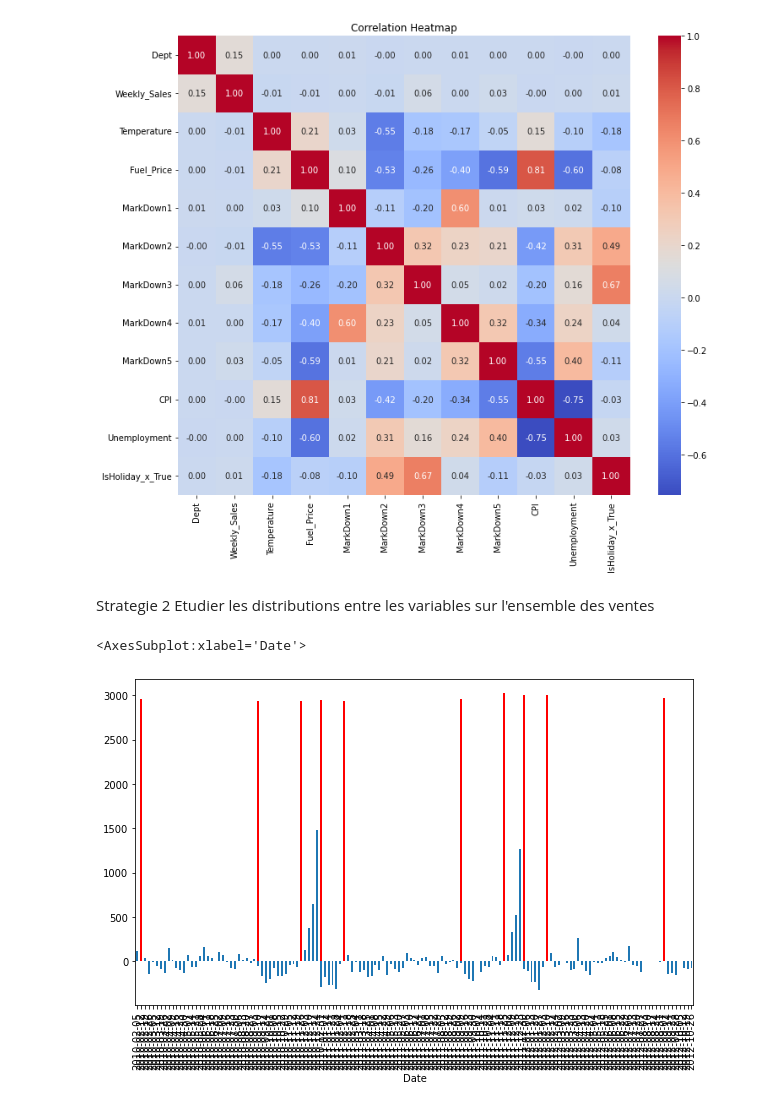
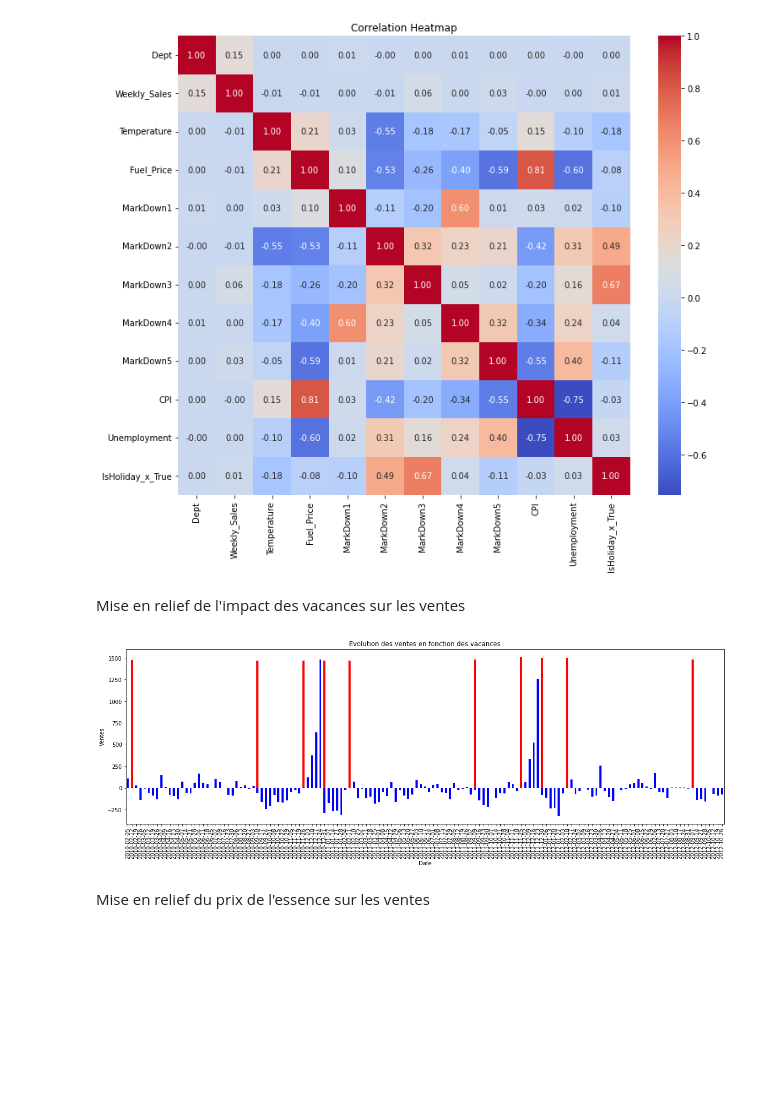
Before and after one commit to victger/walmart-prediction, a Jupyter notebook: script.ipynb, the cells around one changed output. Drawn from its saved outputs; the diff is of its cells as text; code cells hidden in the pictures; blank space fills up the shorter version.

```diff
--- a/script.ipynb
+++ b/script.ipynb
@@ -17,8 +18,12 @@ pd.set_option("display.precision", 3)
 # Left join pour ajouter la table des features et des stores
 X = pd.merge(pd.merge(train, features, on=['Store', 'Date'], how='left'),stores,on=['Store'], how='left')
 
-# Ajout de la date en tant qu'index
-X = X.set_index('Date').drop('IsHoliday_y',axis=1)
+# Ajout de la date en multi index pour avoir l'annee et le mois
+X['Date'] = pd.to_datetime(X['Date'])
+X['Month'] = X['Date'].dt.month
+X['Year'] = X['Date'].dt.year
+X['Date'] = X['Date'].dt.date
+X = X.set_index(['Year','Month','Date']).drop('IsHoliday_y',axis=1)
 # %%
 # Transformation des features categoriels
 categorical_cols = ['IsHoliday_x','Type']
@@ -174,12 +122,14 @@ plt.show()
 # %% [output]
 [figure]
 # %% [markdown]
-Strategie 2
-Etudier les distributions entre les variables sur l'ensemble des ventes
+Mise en relief de l'impact des vacances sur les ventes
 # %%
-new_X['Weekly_Sales'].groupby('Date').sum().plot(kind='bar',figsize=(10, 6))
-new_X['IsHoliday_x_True'].groupby('Date').sum().plot(kind='bar',figsize=(10, 6), color='red')
+# On regroupe les ventes normalisees par date et on affiche sur le graphique a quelles dates se trouvent les vacances
+new_X['Weekly_Sales'].groupby('Date').sum().plot(kind='bar',figsize=(20, 6), title='Evolution des ventes en fonction des vacances', color='blue',ylabel='Ventes')
+(new_X['IsHoliday_x_True']/2).groupby('Date').sum().plot(kind='bar',figsize=(20, 6), color='red')
+plt.show()
 # %% [output]
-<AxesSubplot:xlabel='Date'>
-[figure, old version]
+[figure, new version]
+# %% [markdown]
+Mise en relief du prix de l'essence sur les ventes
 # %%
```
Also changed, not shown: parts of 24 cells of this notebook.
